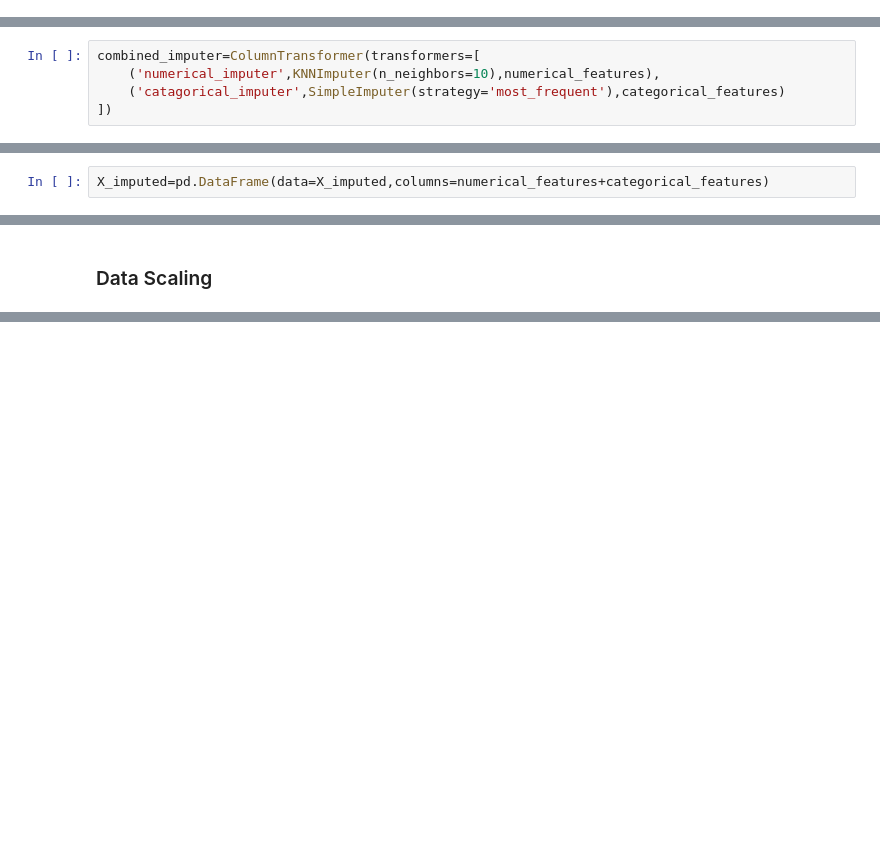
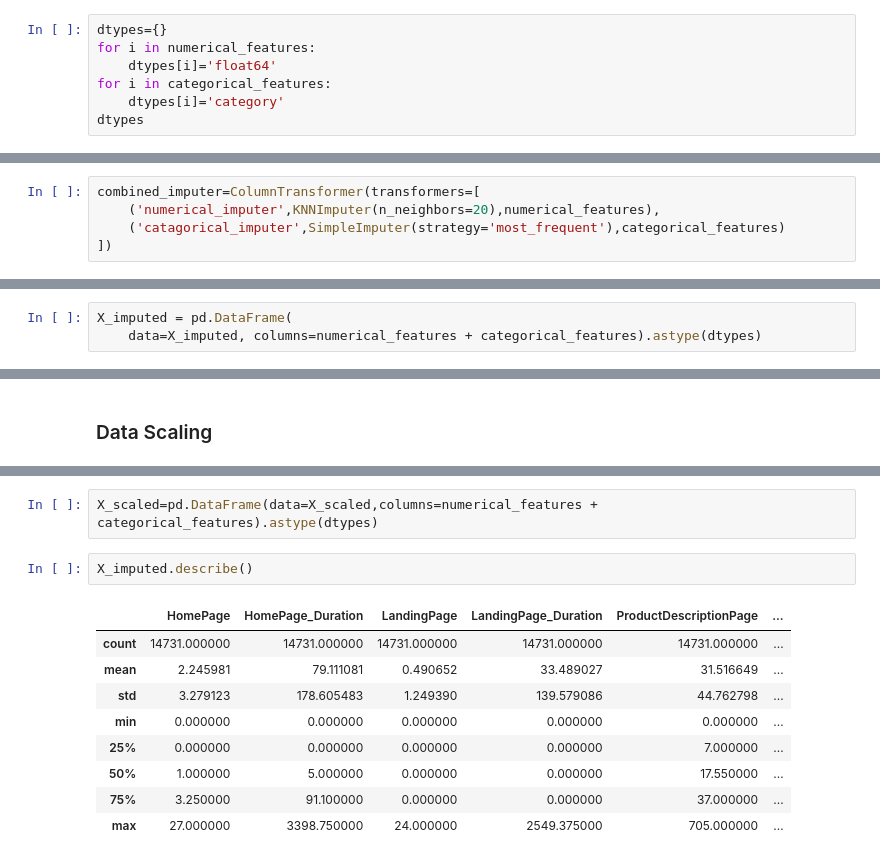
Before and after one commit to Nailsonseat/E-commerce-Shopper-s-Behaviour-Understanding, a Jupyter notebook: Final Notebook.ipynb, the cells around one changed output, grey strips where cells are left out. Saved outputs shown, nothing was run; the diff lists cells and outputs as text; blank space fills up the shorter version.

```diff
--- a/Final Notebook.ipynb
+++ b/Final Notebook.ipynb
@@ -280,3 +283,10 @@ numerical_features=[
     'GoogleMetric:Exit Rates',
     'GoogleMetric:Page Values',
     'SeasonalPurchase']
+# %%
+dtypes={}
+for i in numerical_features:
+    dtypes[i]='float64'
+for i in categorical_features:
+    dtypes[i]='category'
+dtypes
@@ -286,13 +314,14 @@ numerical_features=[
 ### Data Cleaning
 # %%
 combined_imputer=ColumnTransformer(transformers=[
-    ('numerical_imputer',KNNImputer(n_neighbors=10),numerical_features),
+    ('numerical_imputer',KNNImputer(n_neighbors=20),numerical_features),
     ('catagorical_imputer',SimpleImputer(strategy='most_frequent'),categorical_features)
 ])
 # %%
 X_imputed=combined_imputer.fit_transform(X)
 # %%
-X_imputed=pd.DataFrame(data=X_imputed,columns=numerical_features+categorical_features)
+X_imputed = pd.DataFrame(
+    data=X_imputed, columns=numerical_features + categorical_features).astype(dtypes)
 # %%
 X_imputed.isna().sum()
 # %% [output]
@@ -317,0 +357,14 @@ dtype: int64
+# %%
+X_scaled=pd.DataFrame(data=X_scaled,columns=numerical_features + categorical_features).astype(dtypes)
+# %%
+X_imputed.describe()
+# %% [output]
+|  | HomePage | HomePage_Duration | LandingPage | LandingPage_Duration | ProductDescriptionPage | ... |
+| count | 14731.000000 | 14731.000000 | 14731.000000 | 14731.000000 | 14731.000000 | ... |
+| mean | 2.245981 | 79.111081 | 0.490652 | 33.489027 | 31.516649 | ... |
+| std | 3.279123 | 178.605483 | 1.249390 | 139.579086 | 44.762798 | ... |
+| min | 0.000000 | 0.000000 | 0.000000 | 0.000000 | 0.000000 | ... |
+| 25% | 0.000000 | 0.000000 | 0.000000 | 0.000000 | 7.000000 | ... |
+| 50% | 1.000000 | 5.000000 | 0.000000 | 0.000000 | 17.550000 | ... |
+| 75% | 3.250000 | 91.100000 | 0.000000 | 0.000000 | 37.000000 | ... |
+| max | 27.000000 | 3398.750000 | 24.000000 | 2549.375000 | 705.000000 | ... |
```
Also changed, not shown: parts of 20 cells of this notebook.
